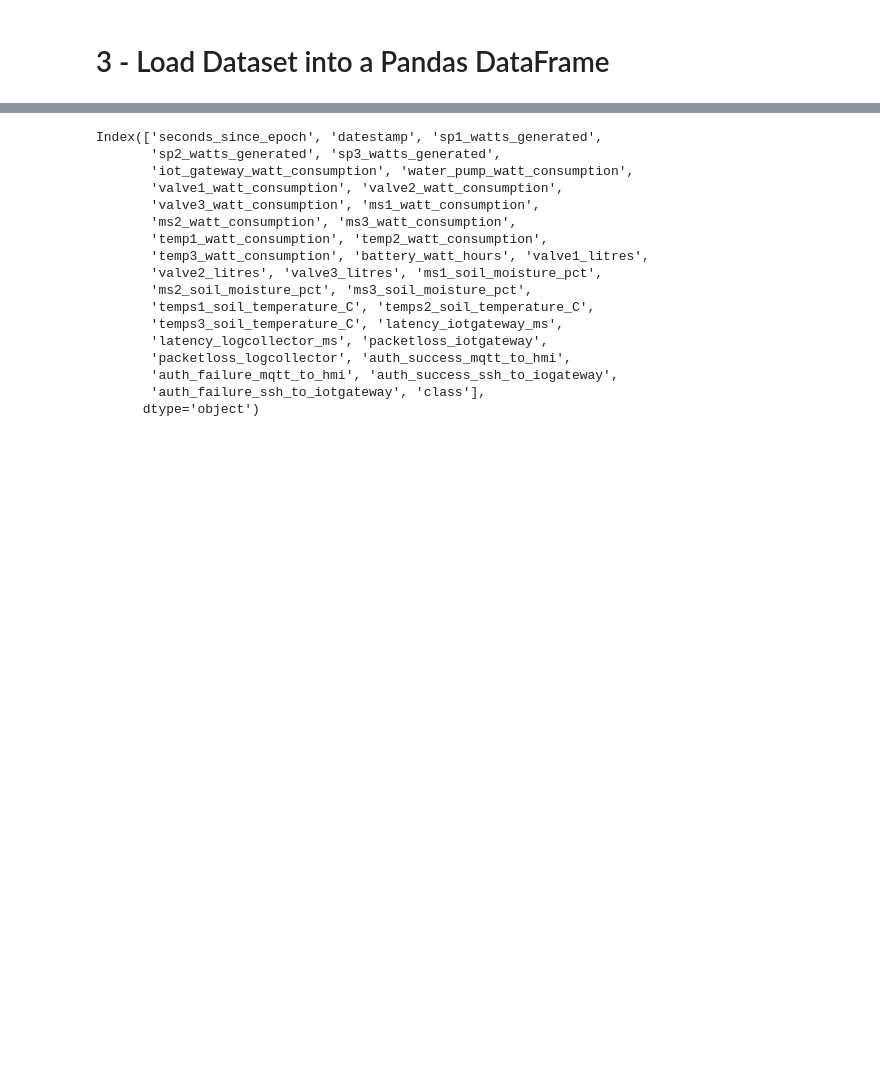
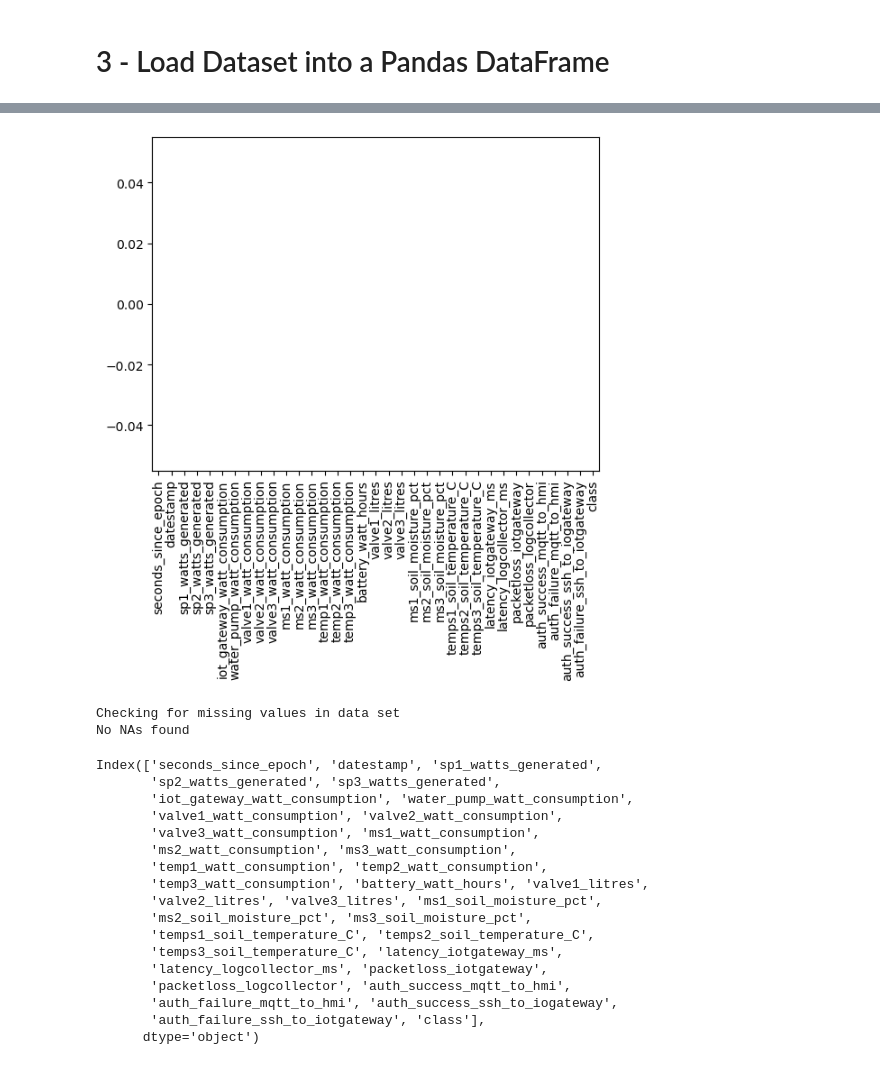
Before and after one commit to nickjeffrey/sklearn, a Jupyter notebook: knn_test9.ipynb, the cells around one changed output, grey strips where cells are left out. Saved outputs shown, nothing was run; the diff lists cells and outputs as text; code cells hidden in the pictures; blank space fills up the shorter version.

```diff
--- a/knn_test9.ipynb
+++ b/knn_test9.ipynb
@@ -112,3 +128,30 @@ dtype: int64
+# %%
+# visualize any missing values from the dataset in a histogram
+# you want all the bars in the graph to be zero, which would indicate zero missing values
+
+df_data.isnull().sum().plot.bar()
+plt.show()
+# %% [output]
+[figure, added]
+# %%
+# another method to visalize missing values from dataset
+
+print ("Checking for missing values in data set")
+
+import matplotlib.pyplot as plt
+def plot_nas(df_data: pd.DataFrame):
+    if df_data.isnull().sum().sum() != 0:
+        na_df = (df_data.isnull().sum() / len(df)) * 100
+        na_df = na_df.drop(na_df[na_df == 0].index).sort_values(ascending=False)
+        missing_data = pd.DataFrame({'Missing Ratio %' :na_df})
+        missing_data.plot(kind = "barh")
+        plt.show()
+    else:
+        print('No NAs found')
+plot_nas(df_data)
+# %% [output]
+Checking for missing values in data set
+No NAs found
 # %%
 #show the names of the columns (also called feature names)
 df_data.columns
```
Also changed, not shown: parts of 96 cells of this notebook, 1 other file.
